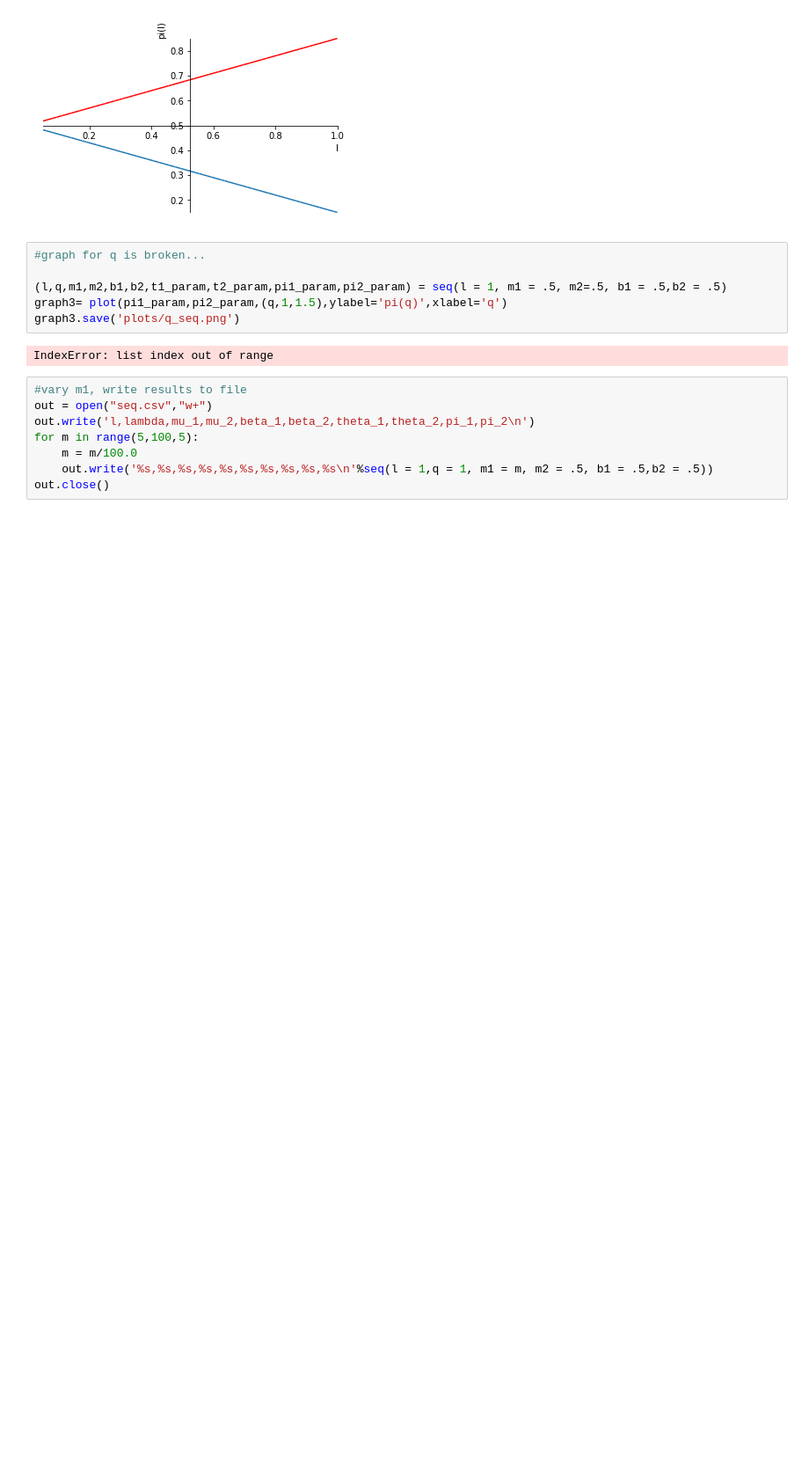
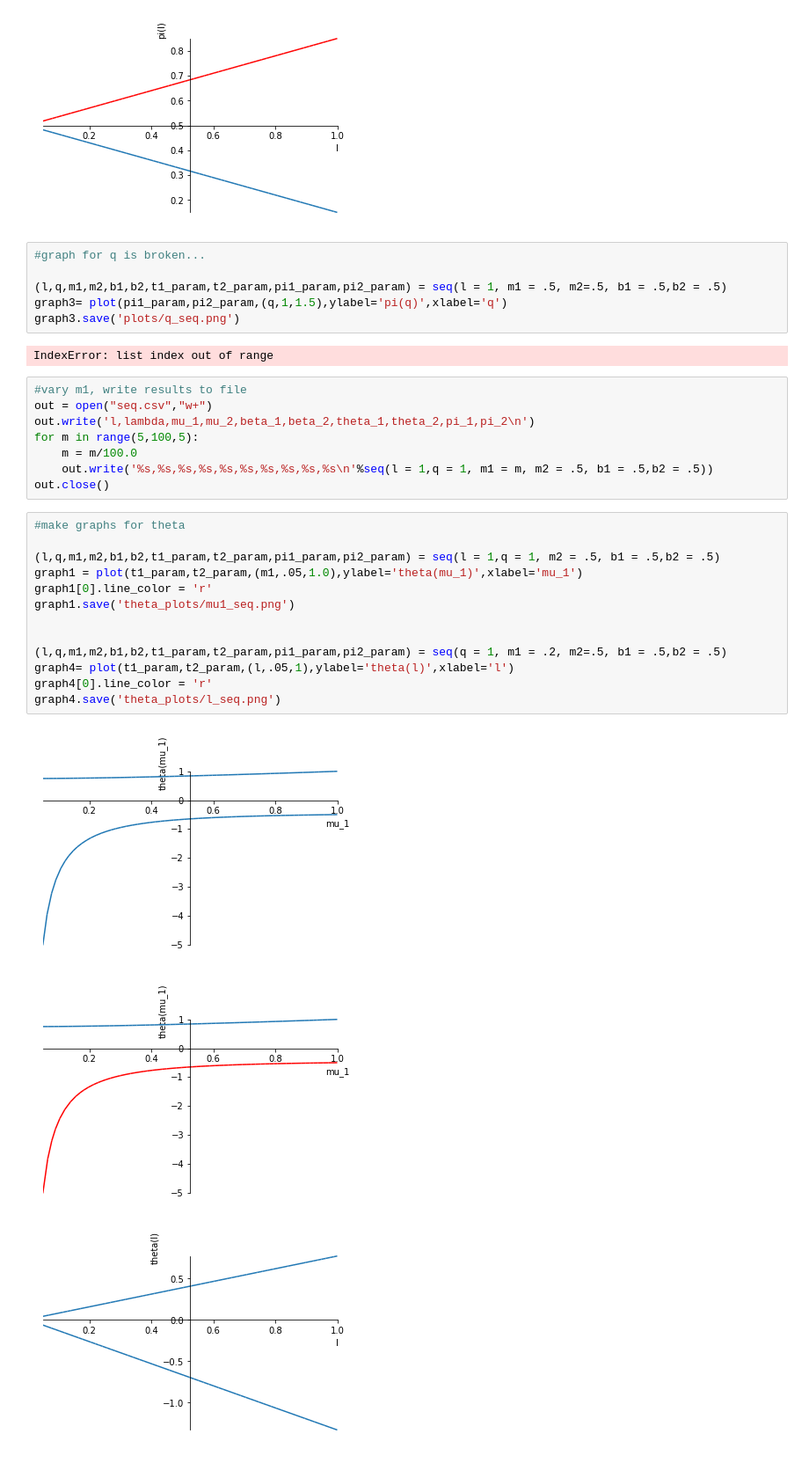
Before and after one commit to ericschulman/health_bargains, a Jupyter notebook: seq.ipynb, the cells around one changed output. Shown at 88% size. Drawn from its saved outputs; the diff is of its cells as text; blank space fills up the shorter version.

Commit message:
added theta plots

```diff
--- a/seq.ipynb
+++ b/seq.ipynb
@@ -94,3 +94,20 @@ for m in range(5,100,5):
     m = m/100.0
     out.write('%s,%s,%s,%s,%s,%s,%s,%s,%s,%s\n'%seq(l = 1,q = 1, m1 = m, m2 = .5, b1 = .5,b2 = .5))
 out.close()
+# %%
+#make graphs for theta
+
+(l,q,m1,m2,b1,b2,t1_param,t2_param,pi1_param,pi2_param) = seq(l = 1,q = 1, m2 = .5, b1 = .5,b2 = .5)
+graph1 = plot(t1_param,t2_param,(m1,.05,1.0),ylabel='theta(mu_1)',xlabel='mu_1')
+graph1[0].line_color = 'r'
+graph1.save('theta_plots/mu1_seq.png')
+
+
+(l,q,m1,m2,b1,b2,t1_param,t2_param,pi1_param,pi2_param) = seq(q = 1, m1 = .2, m2=.5, b1 = .5,b2 = .5)
+graph4= plot(t1_param,t2_param,(l,.05,1),ylabel='theta(l)',xlabel='l')
+graph4[0].line_color = 'r'
+graph4.save('theta_plots/l_seq.png')
+# %% [output]
+[figure, added]
+[figure, added]
+[figure, added]
```
Also changed, not shown: parts of 1 cell of this notebook, 1 other file.
